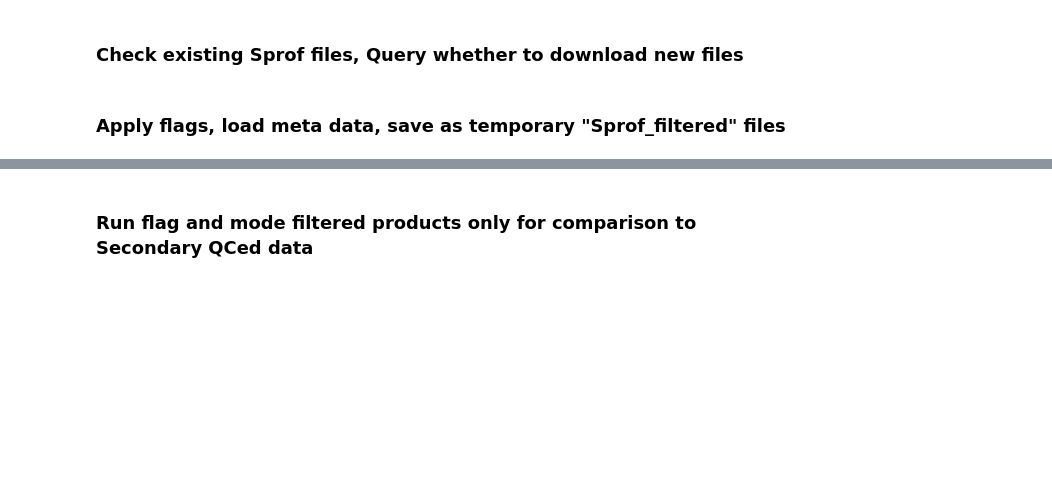
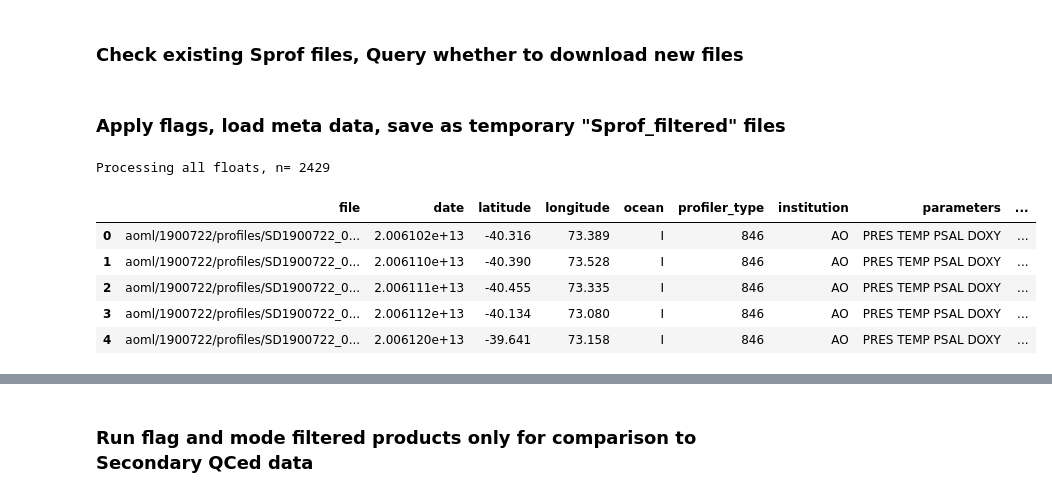
Before and after one commit to SethBushinsky/BGCArgoPlus_submission_code, a Jupyter notebook: Float_Processing_v2026_04.ipynb, the cells around one changed output, grey strips where cells are left out. Drawn from its saved outputs; the diff is of its cells as text; code cells hidden in the pictures; blank space fills up the shorter version.

```diff
--- a/Float_Processing_v2026_04.ipynb
+++ b/Float_Processing_v2026_04.ipynb
@@ -19,6 +24,7 @@ import functions.float_dataframe_utils as fl_df_utils
 # %% [markdown]
 #### Load paths from user-generated file
 # %%
+dataset_version = 'v1.0'
 # read in a user-created text file to point to local directories to avoid having to change this every time
 # we update code
 lines=[]
@@ -33,6 +39,8 @@ for line in lines:
     #print(index)
     #print(line[0:index])
     line = line.rstrip()
+    if line[0:index].find('#')>=0:
+        continue
     if line[0:index].find("argo")>=0:
         sprof_path=line[index+1:]
     # elif line[0:index].find("liar")>=0:
@@ -43,7 +51,7 @@ for line in lines:
 # Set the path for the processed files
 main_argo_dir = sprof_path + '../'
 output_dir = main_argo_dir + 'processed/'
-interpolated_directory = main_argo_dir + 'interpolated/'
+# interpolated_directory = main_argo_dir + 'interpolated/'
 # data_dir = 'data/'
 
 
@@ -52,8 +60,8 @@ if not os.path.isdir(sprof_path):
     os.mkdir(sprof_path)
 if not os.path.isdir(output_dir):
     os.mkdir(output_dir)
-if not os.path.isdir(interpolated_directory):
-    os.mkdir(interpolated_directory)
+# if not os.path.isdir(interpolated_directory):
+#     os.mkdir(interpolated_directory)
 
 # make a directory for saving float outlier figures if not already there
 if not os.path.isdir('Figures/'):
@@ -150,10 +265,10 @@ print(' ')
 limited_test = 0 # 0- run all floats; 1- only run the number in "num_to_test"
 
 if limited_test==1:
-    num_to_test = 5
+    num_to_test = 4
     print('Limited test run, Only processing the last ' + str(num_to_test) + ' floats')
 
-rerun_flags = 0 #, 0 or 1 if set to 0, will only rerun files that do not have a filtered file created
+rerun_flags = 1 #, 0 or 1 if set to 0, will only rerun files that do not have a filtered file created
 
 flags_to_remove = [3,4]
 # WOCE quality control flags:
@@ -168,10 +283,17 @@ flags_to_remove = [3,4]
 # 8 - Estimated value
 # 9 - Missing value (no data)
 
+# Check whether you are dealing with Sprof.nc files or prof.nc files
+if sprof_path.split('/')[-2]=='Sprof':
+    file_ending = 'Sprof.nc'
+else:
+    file_ending = 'prof.nc'
+sprof_path.split('/')[-2]
+
 # get list of argo files
 argolist = []
 for file in os.listdir(sprof_path):
-    if file.endswith('Sprof.nc'):
+    if file.endswith(file_ending):
         argolist.append(file)
 
 if rerun_flags ==1:
@@ -180,33 +302,58 @@ else:
     filtered_list = []
     for file in os.listdir(output_dir):
         if file.endswith('filtered.nc'):
             filtered_list.append(file)
 
     #check which files haven't been run yet
     list_to_run = []
     match = 0
     for file in argolist:
         for filtered in filtered_list:
             #check file against every filtered file name
             if file[0:7]==filtered[0:7]:
                 match = 1 #if a match is found, toggle match to 1, break loop
                 break
 
         if match==0: #only append if file is not found in filter list
             list_to_run.append(file) #
         else:
             match=0
 
 if limited_test==1:
     temp_list = list_to_run.copy()
     list_to_run = []
     list_to_run = temp_list[0:num_to_test]
-    print('Limited run, Only processing the first ' + str(num_to_test) + ' floats')
+    print('Limited run, Only processing ' + str(num_to_test) + ' floats')
 else:
     if rerun_flags ==0:
         print('Number of floats with no filtered file created: ' + str(len(list_to_run)))
 
     else:
         print('Processing all floats, n= ' + str(len(list_to_run)))
+
+list_to_run.sort()
+# load synthetic argo profile index file
+
+# Read the Argo global profile index file
+# columns: file,date,latitude,longitude,ocean,profiler_type,institution,parameters,parameter_data_mode,date_update
+index_file = main_argo_dir + 'argo_synthetic-profile_index.txt'
+argo_index = pd.read_csv(index_file, comment='#', header=0,
+                         names=['file', 'date', 'latitude', 'longitude',
+                                'ocean', 'profiler_type', 'institution', 'parameters', 'parameter_data_mode', 'date_update'])
+
+# extract the WMO IDs from the list of files to run - in the second position of the filename
+wmo_ids = [file.split('/')[1] for file in argo_index['file']]
+# add them to argo_index
+argo_index['WMO_ID'] = wmo_ids
+
+argo_index.head()
+# %% [output]
+Processing all floats, n= 2429
+|  | file | date | latitude | longitude | ocean | profiler_type | institution | parameters | ... |
+| 0 | aoml/1900722/profiles/SD1900722_0... | 2.006102e+13 | -40.316 | 73.389 | I | 846 | AO | PRES TEMP PSAL DOXY | ... |
+| 1 | aoml/1900722/profiles/SD1900722_0... | 2.006110e+13 | -40.390 | 73.528 | I | 846 | AO | PRES TEMP PSAL DOXY | ... |
+| 2 | aoml/1900722/profiles/SD1900722_0... | 2.006111e+13 | -40.455 | 73.335 | I | 846 | AO | PRES TEMP PSAL DOXY | ... |
+| 3 | aoml/1900722/profiles/SD1900722_0... | 2.006112e+13 | -40.134 | 73.080 | I | 846 | AO | PRES TEMP PSAL DOXY | ... |
+| 4 | aoml/1900722/profiles/SD1900722_0... | 2.006120e+13 | -39.641 | 73.158 | I | 846 | AO | PRES TEMP PSAL DOXY | ... |
 # %%
 # if you want to re-run specific floats, you can uncomment/edit these lines accordingly
```
Also changed, not shown: parts of 48 cells of this notebook, 8 other files.
